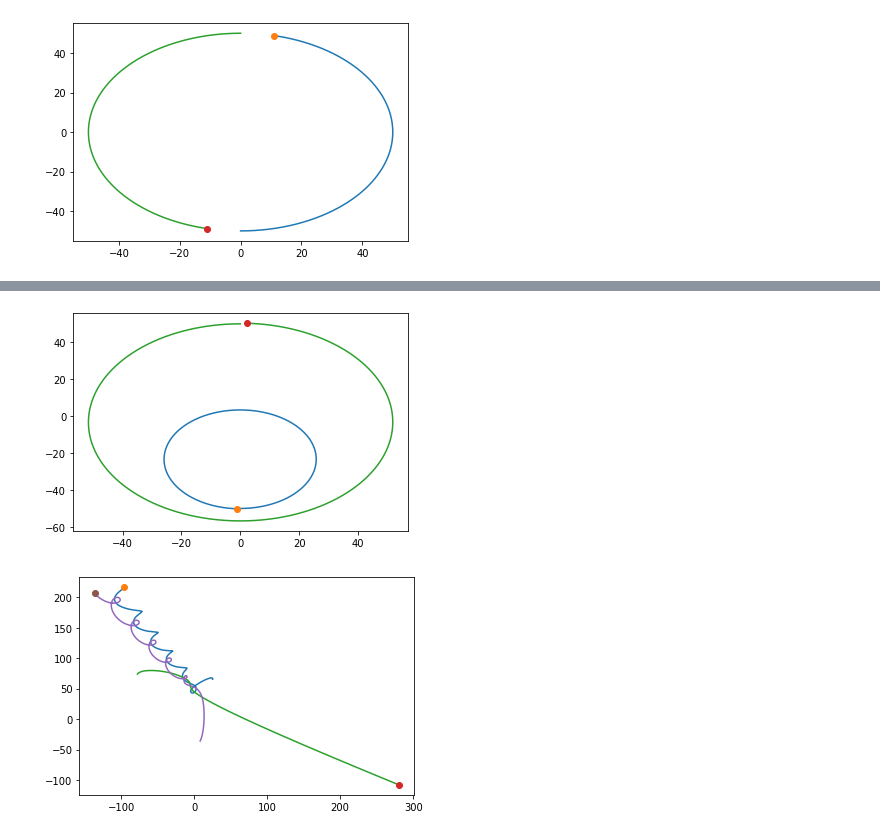
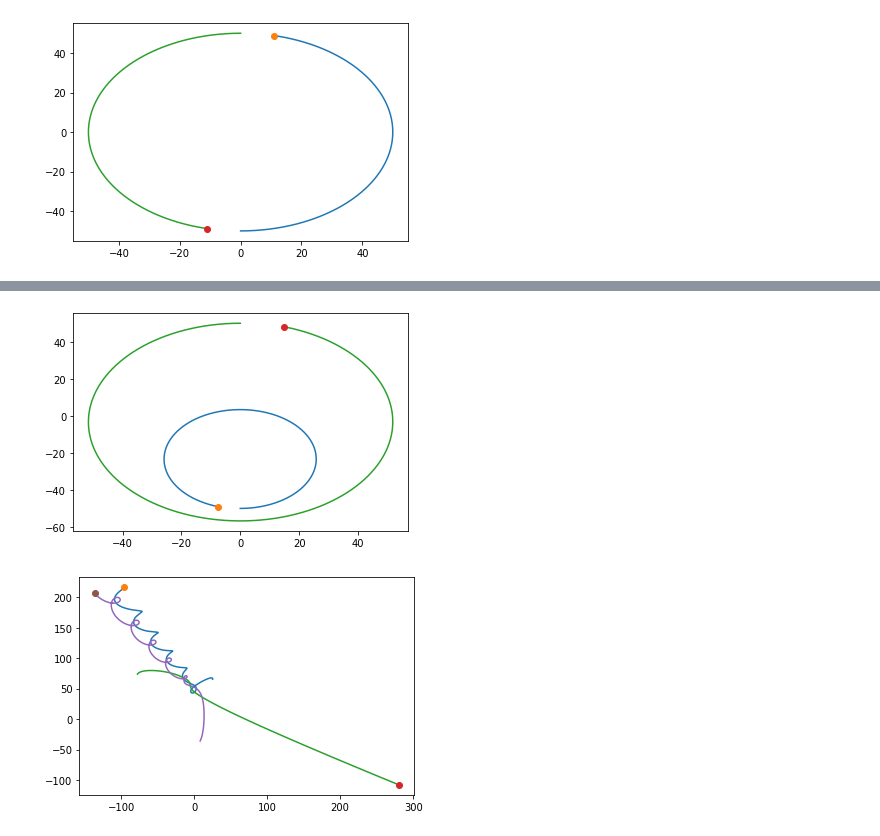
Before and after one commit to gksthdals/Three-Body-Problem, a Jupyter notebook: Three-Body-Problem.ipynb, the cells around one changed output, grey strips where cells are left out. Drawn from its saved outputs; the diff is of its cells as text; code cells hidden in the pictures.

```diff
--- a/Three-Body-Problem.ipynb
+++ b/Three-Body-Problem.ipynb
@@ -182,21 +164,21 @@ n_body_system.plot()
 # %%
 n_body_system = N_Body_System(2)
 
 R = 50
 n_body_system.init_rx = np.array([0, 0])
 n_body_system.init_ry = np.array([-R, R])
 
 n_body_system.n_mass[0] = n_body_system.n_mass[1] * 2
 
 V = (n_body_system.G * n_body_system.n_mass[0] / R / 4) ** 0.5
 n_body_system.init_vx = np.array([V/2, -V])
 n_body_system.init_vy = np.array([0, 0])
 
-n_body_system.play(10000)
+n_body_system.play(9500)
 
 n_body_system.plot()
 # %% [output]
-[figure, old version]
+[figure, new version]
 # %%
 n_body_system = N_Body_System(3)
 
```
Also changed, not shown: parts of 6 cells of this notebook.
